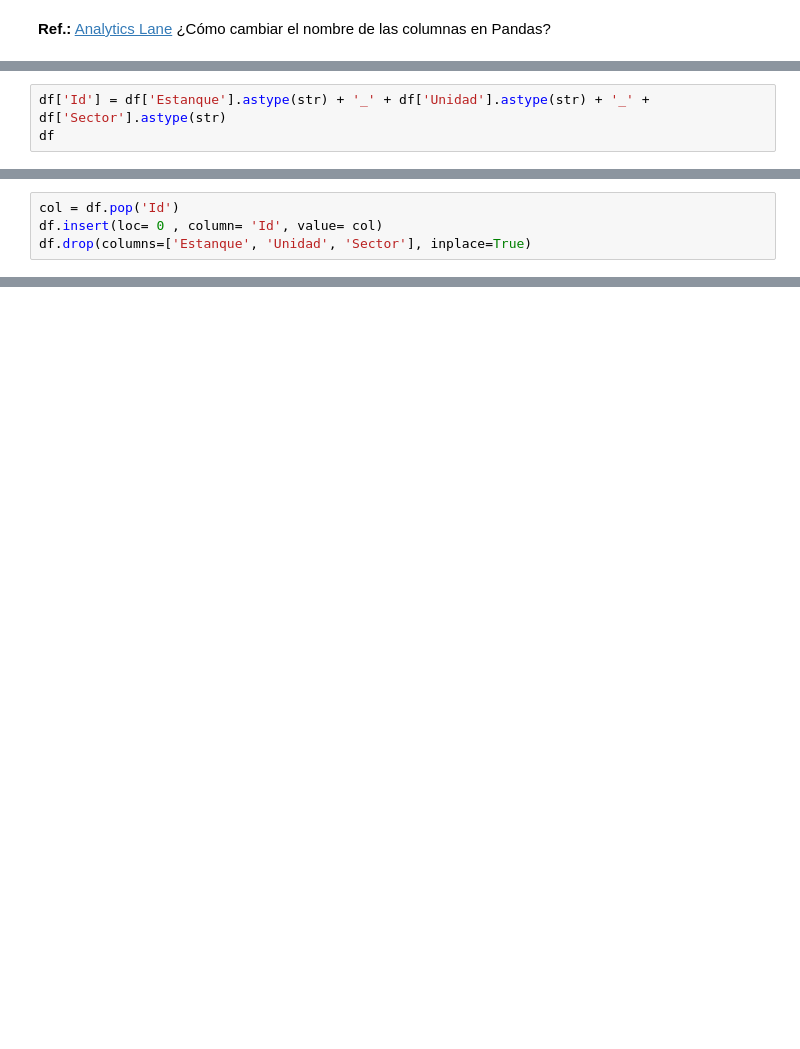
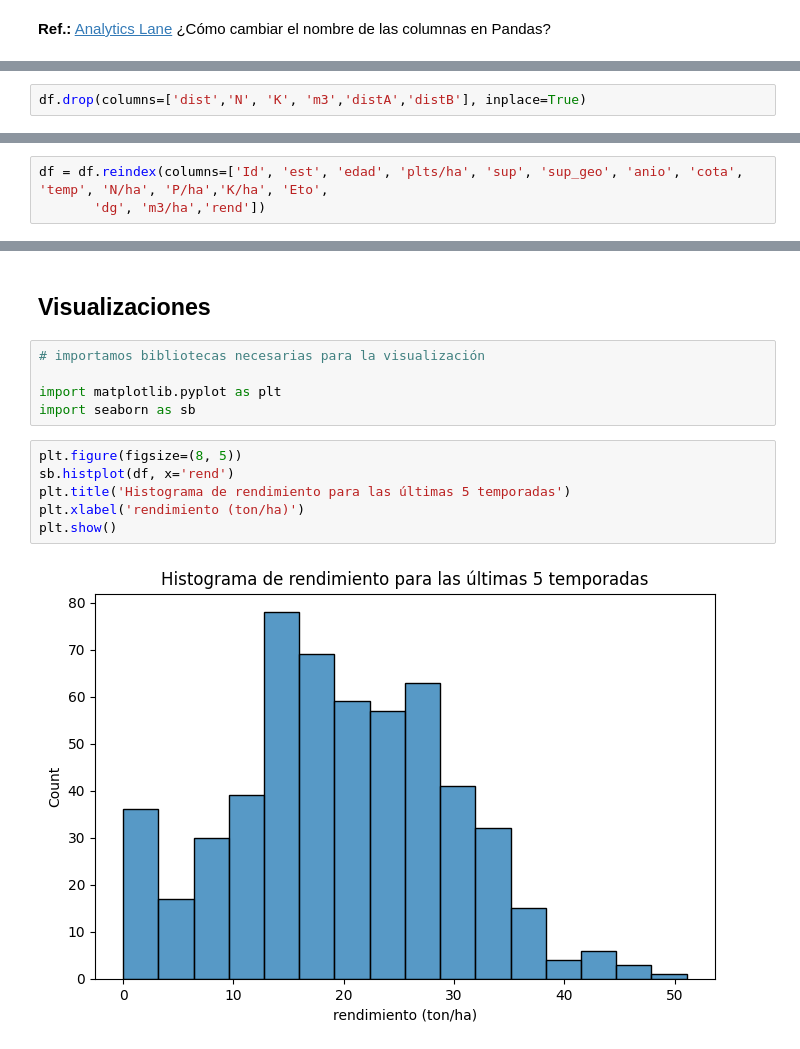
Before and after one commit to javierexe/estimacion-de-cosecha, a Jupyter notebook: Proyecto_2.ipynb, the cells around one changed output, grey strips where cells are left out. Cells and saved outputs as stored; diff of their text form; blank space fills up the shorter version.

```diff
--- a/Proyecto_2.ipynb
+++ b/Proyecto_2.ipynb
@@ -309,3 +538,5 @@ df.rename(columns={'Superficie (ha)':'sup',
+# %%
+df.drop(columns=['dist','N', 'K', 'm3','distA','distB'], inplace=True)
 # %%
 df.columns
 # %% [output]
@@ -319,3 +545,0 @@ Index(['Estanque', 'Unidad', 'Sector', 'sup', 'sup_geo', 'dist', 'anio',
-# %%
-df['Id'] = df['Estanque'].astype(str) + '_' + df['Unidad'].astype(str) + '_' + df['Sector'].astype(str)
-df
@@ -344,4 +545,0 @@ df
-# %%
-col = df.pop('Id')
-df.insert(loc= 0 , column= 'Id', value= col)
-df.drop(columns=['Estanque', 'Unidad', 'Sector'], inplace=True)
@@ -446,0 +567,3 @@ Name: temp, dtype: int64
+# %%
+df = df.reindex(columns=['Id', 'est', 'edad', 'plts/ha', 'sup', 'sup_geo', 'anio', 'cota', 'temp', 'N/ha', 'P/ha','K/ha', 'Eto',
+       'dg', 'm3/ha','rend'])
@@ -446,0 +598,15 @@ Name: temp, dtype: int64
+# %% [markdown]
+## Visualizaciones
+# %%
+# importamos bibliotecas necesarias para la visualización
+
+import matplotlib.pyplot as plt
+import seaborn as sb
+# %%
+plt.figure(figsize=(8, 5))
+sb.histplot(df, x='rend')
+plt.title('Histograma de rendimiento para las últimas 5 temporadas')
+plt.xlabel('rendimiento (ton/ha)')
+plt.show()
+# %% [output]
+[figure, added]
```
Also changed, not shown: parts of 103 cells of this notebook.
